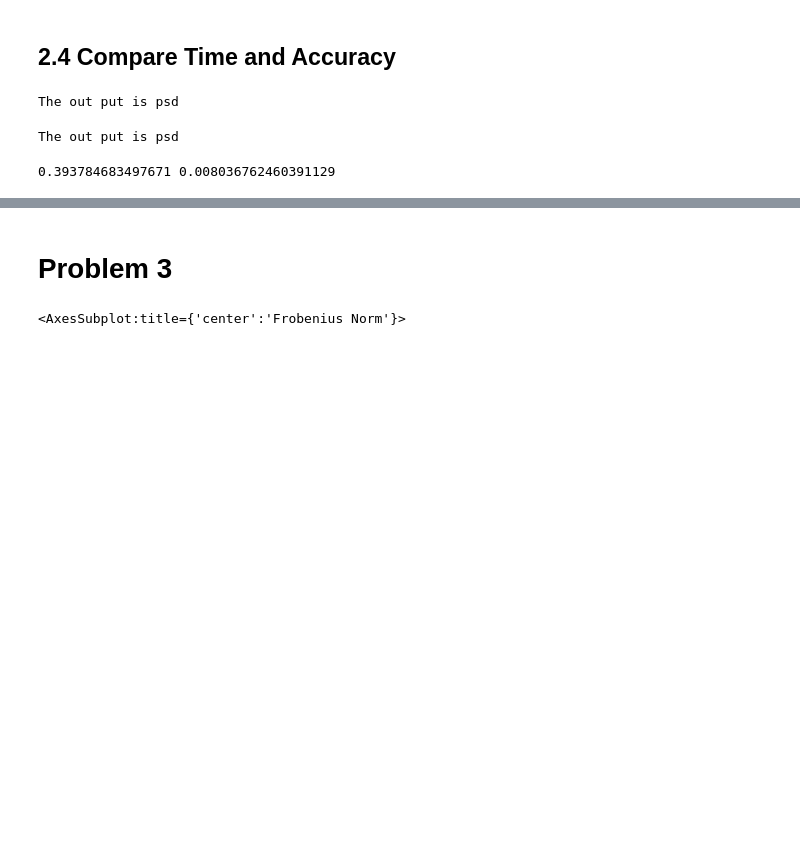
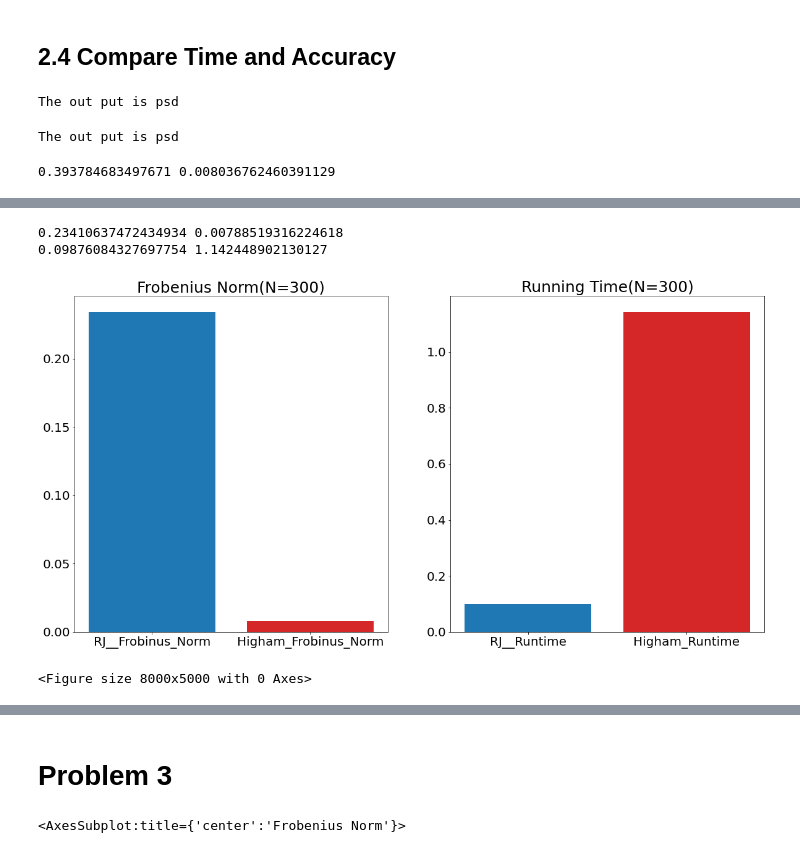
Before and after one commit to ZcPFred/FT590, a Jupyter notebook: Week03/Project_2_code.ipynb, the cells around one changed output, grey strips where cells are left out. Drawn from its saved outputs; the diff is of its cells as text; code cells hidden in the pictures; blank space fills up the shorter version.

```diff
--- a/Week03/Project_2_code.ipynb
+++ b/Week03/Project_2_code.ipynb
@@ -391 +391,38 @@ axes[1].tick_params(axis='both', which='major', labelsize=20)
 <Figure size 8000x5000 with 0 Axes>
+# %%
+n = 300
+sigma2 = np.full((n, n), 0.9)
+np.fill_diagonal(sigma2, 1)
+sigma2[1, 2] = 0.7357
+sigma2[2, 1] = 0.7357
+matrix_p=near_psd(sigma2,epsilon=0.0)
+matrix_h=higham_nearestPSD(sigma2)
+#calc forbenius norm
+forb_psd=np.sum((sigma2-matrix_p)**2)
+#forb_norm(matrix_p-sigma)
+forb_higham=np.sum((sigma2-matrix_h)**2)
+#forb_norm(matrix_h-sigma)
+print(forb_psd,forb_higham)
+#calc running time
+start_time = time.time()
+near_psd(sigma2)
+time_near_psd=(time.time() - start_time)
+
+start_time = time.time()
+higham_nearestPSD(sigma2)
+time_higham=(time.time() - start_time)
+print(time_near_psd,time_higham)
+#graph
+fig,axes=plt.subplots(1,2,figsize=(20,10))
+figure(figsize = (8, 5), dpi = 1000)
+axes[0].bar(['RJ__Frobinus_Norm','Higham_Frobinus_Norm'],[forb_psd,forb_higham],color = ['#1f77b4','#d62728'])
+axes[0].set_title('Frobenius Norm(N=300)',fontsize=25)
+axes[1].bar(['RJ__Runtime','Higham_Runtime'],[time_near_psd,time_higham],color = ['#1f77b4','#d62728'])
+axes[1].set_title('Running Time(N=300)',fontsize=25)
+axes[0].tick_params(axis='both', which='major', labelsize=20)
+axes[1].tick_params(axis='both', which='major', labelsize=20)
+# %% [output]
+0.23410637472434934 0.00788519316224618
+0.09876084327697754 1.142448902130127
+[figure, added]
+<Figure size 8000x5000 with 0 Axes>
```
Also changed, not shown: parts of 5 cells of this notebook.
